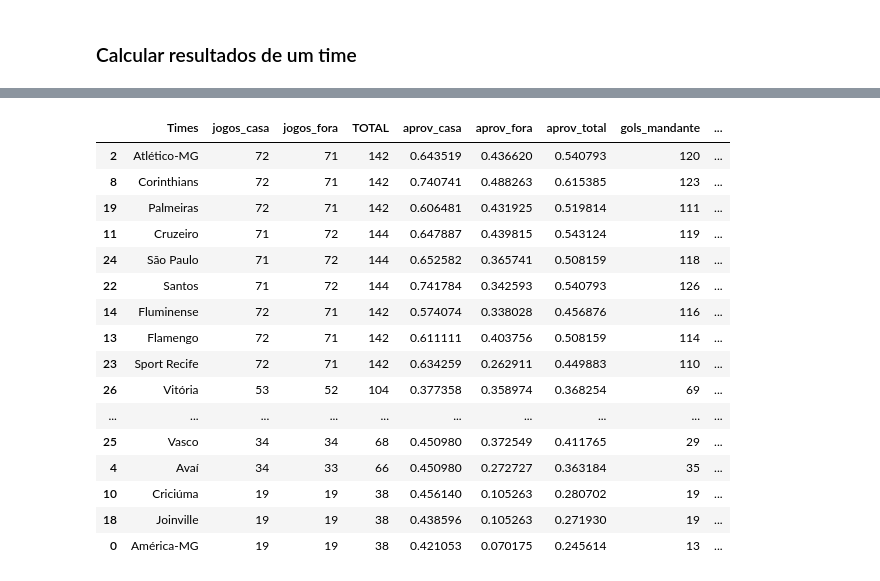
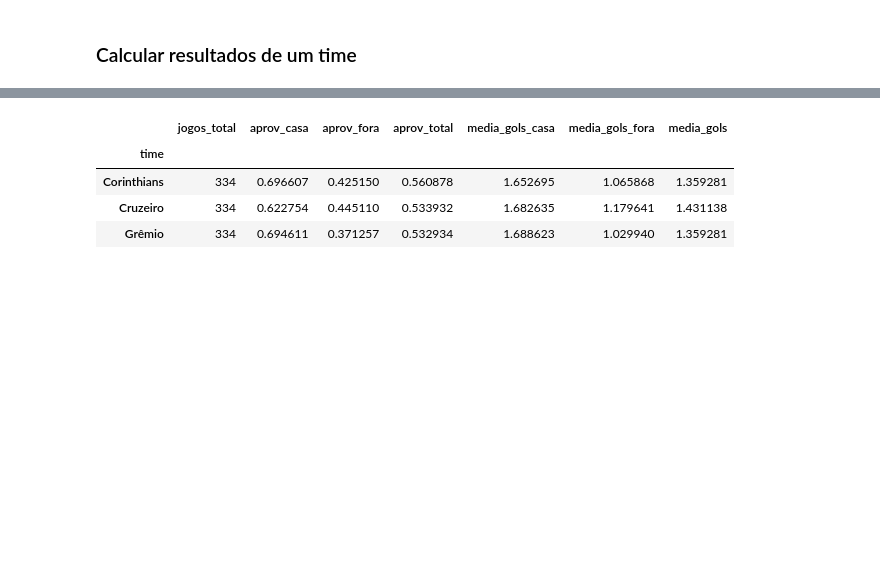
Before and after one commit to thiagozaranza/guru_da_bola, a Jupyter notebook: brasileirao.ipynb, the cells around one changed output, grey strips where cells are left out. Cells and saved outputs as stored; diff of their text form; code cells hidden in the pictures; blank space fills up the shorter version.

```diff
--- a/brasileirao.ipynb
+++ b/brasileirao.ipynb
@@ -223,11 +258,11 @@ def golsMandante(time):
 # %%
 def golsVisitante(time):
-    return jogos[jogos["Visitante"] == time][["Placar_visitante"]].sum();
+    return jogos[jogos["visitante"] == time]["gols_visitante"].sum()
 # %%
-resultados_time_DF["gols_mandante"] = resultados_time_DF.apply (lambda row: golsMandante(row["Times"]),axis=1)
-resultados_time_DF["gols_visitante"] = resultados_time_DF.apply (lambda row: golsVisitante(row["Times"]),axis=1)
+resultados_time_DF["gols_mandante"] = resultados_time_DF.apply (lambda row: golsMandante(row["time"]),axis=1)
+resultados_time_DF["gols_visitante"] = resultados_time_DF.apply (lambda row: golsVisitante(row["time"]),axis=1)
 
 resultados_time_DF.eval("total_gols = gols_mandante + gols_visitante", inplace=True)
 resultados_time_DF.eval("media_gols_casa = gols_mandante/jogos_casa", inplace=True)
 resultados_time_DF.eval("media_gols_fora = gols_visitante/jogos_fora", inplace=True)
-resultados_time_DF.eval("media_gols = (gols_mandante + gols_visitante)/TOTAL", inplace=True)
+resultados_time_DF.eval("media_gols = (gols_mandante + gols_visitante)/jogos_total", inplace=True)
@@ -243,20 +296,12 @@ resultados_time_DF.head()
+# %%
+resultados_time_DF = resultados_time_DF[["time", "jogos_total", "aprov_casa", "aprov_fora", "aprov_total", "media_gols_casa", "media_gols_fora", "media_gols"]]
+# %%
+resultados_time_DF.set_index("time", inplace=True)
 # %%
-resultados_time_DF.sort_values(["media_gols"], ascending=[0])
+resultados_time_DF.sort_values(["aprov_total"], ascending = [0]).head(3)
 # %% [output]
-|  | Times | jogos_casa | jogos_fora | TOTAL | aprov_casa | aprov_fora | aprov_total | gols_mandante | ... |
-| 2 | Atlético-MG | 72 | 71 | 142 | 0.643519 | 0.436620 | 0.540793 | 120 | ... |
-| 8 | Corinthians | 72 | 71 | 142 | 0.740741 | 0.488263 | 0.615385 | 123 | ... |
-| 19 | Palmeiras | 72 | 71 | 142 | 0.606481 | 0.431925 | 0.519814 | 111 | ... |
-| 11 | Cruzeiro | 71 | 72 | 144 | 0.647887 | 0.439815 | 0.543124 | 119 | ... |
-| 24 | São Paulo | 71 | 72 | 144 | 0.652582 | 0.365741 | 0.508159 | 118 | ... |
-| 22 | Santos | 71 | 72 | 144 | 0.741784 | 0.342593 | 0.540793 | 126 | ... |
-| 14 | Fluminense | 72 | 71 | 142 | 0.574074 | 0.338028 | 0.456876 | 116 | ... |
-| 13 | Flamengo | 72 | 71 | 142 | 0.611111 | 0.403756 | 0.508159 | 114 | ... |
-| 23 | Sport Recife | 72 | 71 | 142 | 0.634259 | 0.262911 | 0.449883 | 110 | ... |
-| 26 | Vitória | 53 | 52 | 104 | 0.377358 | 0.358974 | 0.368254 | 69 | ... |
-| ... | ... | ... | ... | ... | ... | ... | ... | ... | ... |
-| 25 | Vasco | 34 | 34 | 68 | 0.450980 | 0.372549 | 0.411765 | 29 | ... |
-| 4 | Avaí | 34 | 33 | 66 | 0.450980 | 0.272727 | 0.363184 | 35 | ... |
-| 10 | Criciúma | 19 | 19 | 38 | 0.456140 | 0.105263 | 0.280702 | 19 | ... |
-| 18 | Joinville | 19 | 19 | 38 | 0.438596 | 0.105263 | 0.271930 | 19 | ... |
-| 0 | América-MG | 19 | 19 | 38 | 0.421053 | 0.070175 | 0.245614 | 13 | ... |
+|  | jogos_total | aprov_casa | aprov_fora | aprov_total | media_gols_casa | media_gols_fora | media_gols |
+| time |  |  |  |  |  |  |  |
+| Corinthians | 334 | 0.696607 | 0.425150 | 0.560878 | 1.652695 | 1.065868 | 1.359281 |
+| Cruzeiro | 334 | 0.622754 | 0.445110 | 0.533932 | 1.682635 | 1.179641 | 1.431138 |
+| Grêmio | 334 | 0.694611 | 0.371257 | 0.532934 | 1.688623 | 1.029940 | 1.359281 |
```
Also changed, not shown: parts of 56 cells of this notebook, 1 other file.
